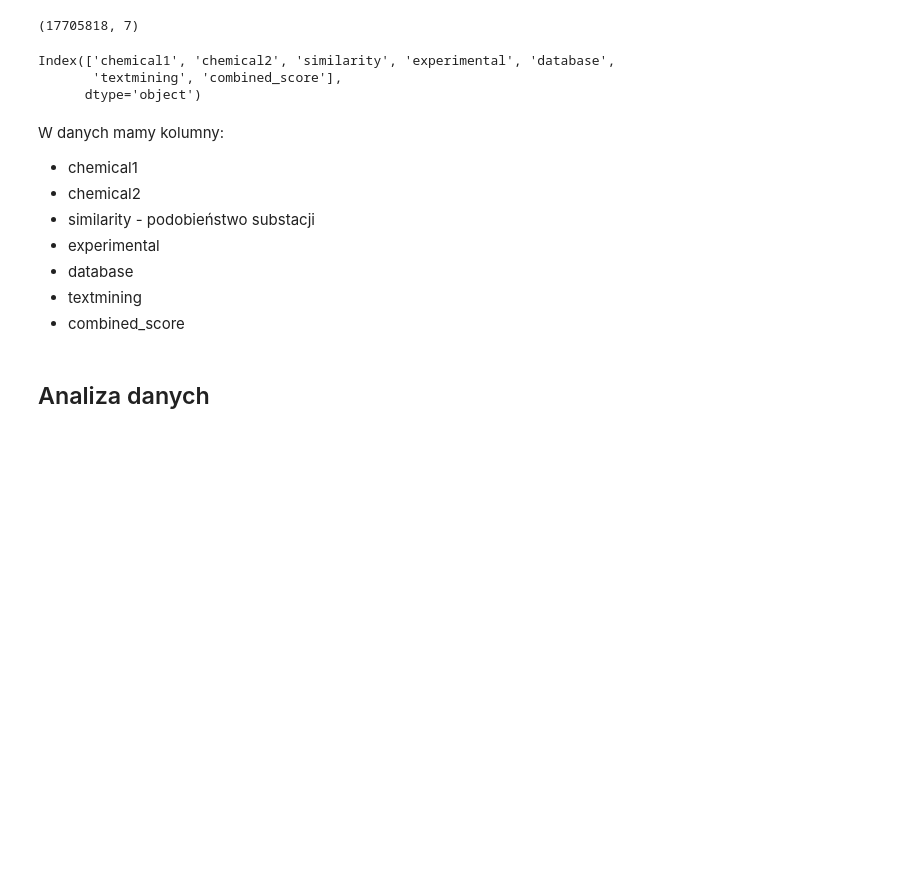
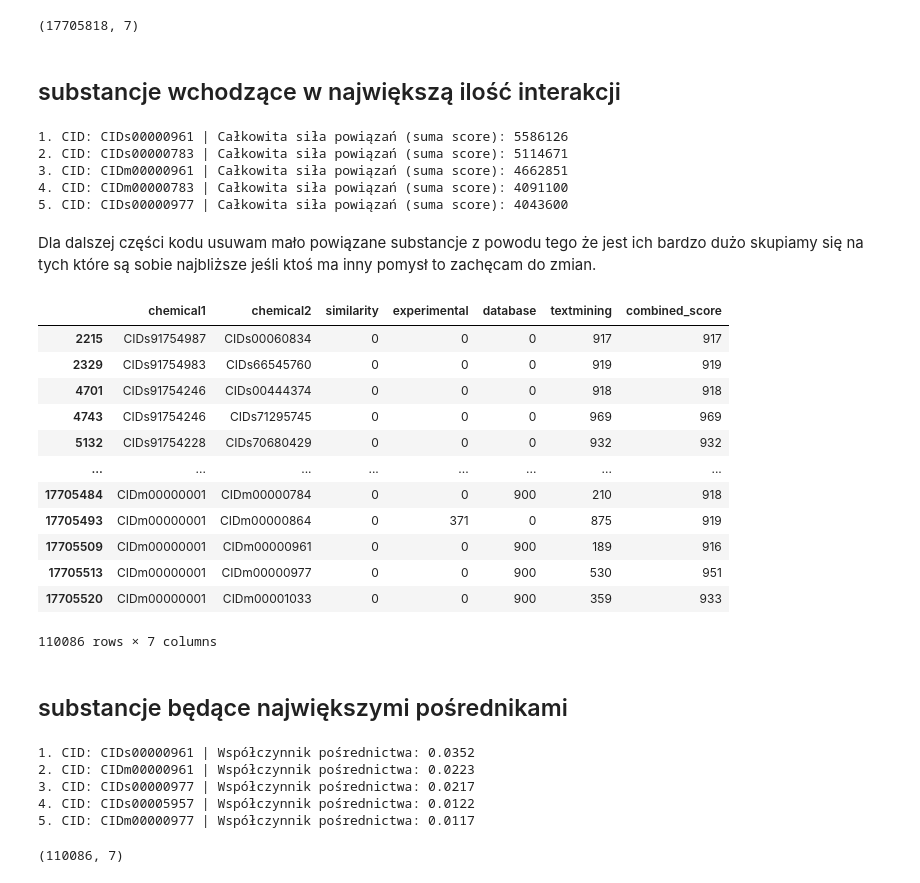
Before and after one commit to MrChazar/Medical_Data_Analysis, a Jupyter notebook: stitch/EDA.ipynb, the cells around one changed output. Saved outputs shown, nothing was run; the diff lists cells and outputs as text; code cells hidden in the pictures; blank space fills up the shorter version.

```diff
--- a/stitch/EDA.ipynb
+++ b/stitch/EDA.ipynb
@@ -32,20 +63,64 @@ data
 data.shape
 # %% [output]
 (17705818, 7)
+# %% [markdown]
+## substancje wchodzące w największą ilość interakcji
+# %%
+G = nx.from_pandas_edgelist(data,
+                            source='chemical1',
+                            target='chemical2',
+                            edge_attr='combined_score')
+
+global_stars = sorted(G.degree(weight='combined_score'), key=lambda x: x[1], reverse=True)
+
+for rank, (node, total_score) in enumerate(global_stars[:5], 1):
+    print(f"{rank}. CID: {node} | Całkowita siła powiązań (suma score): {total_score}")
+# %% [output]
+1. CID: CIDs00000961 | Całkowita siła powiązań (suma score): 5586126
+2. CID: CIDs00000783 | Całkowita siła powiązań (suma score): 5114671
+3. CID: CIDm00000961 | Całkowita siła powiązań (suma score): 4662851
+4. CID: CIDm00000783 | Całkowita siła powiązań (suma score): 4091100
+5. CID: CIDs00000977 | Całkowita siła powiązań (suma score): 4043600
+# %% [markdown]
+Dla dalszej części kodu usuwam mało powiązane substancje z powodu tego że jest ich bardzo dużo skupiamy się na tych które są sobie najbliższe jeśli ktoś ma inny pomysł to zachęcam do zmian.
+# %%
+data = data[data['combined_score'] > 900].copy()
+data
+# %% [output]
+|  | chemical1 | chemical2 | similarity | experimental | database | textmining | combined_score |
+| 2215 | CIDs91754987 | CIDs00060834 | 0 | 0 | 0 | 917 | 917 |
+| 2329 | CIDs91754983 | CIDs66545760 | 0 | 0 | 0 | 919 | 919 |
+| 4701 | CIDs91754246 | CIDs00444374 | 0 | 0 | 0 | 918 | 918 |
+| 4743 | CIDs91754246 | CIDs71295745 | 0 | 0 | 0 | 969 | 969 |
+| 5132 | CIDs91754228 | CIDs70680429 | 0 | 0 | 0 | 932 | 932 |
+| ... | ... | ... | ... | ... | ... | ... | ... |
+| 17705484 | CIDm00000001 | CIDm00000784 | 0 | 0 | 900 | 210 | 918 |
+| 17705493 | CIDm00000001 | CIDm00000864 | 0 | 371 | 0 | 875 | 919 |
+| 17705509 | CIDm00000001 | CIDm00000961 | 0 | 0 | 900 | 189 | 916 |
+| 17705513 | CIDm00000001 | CIDm00000977 | 0 | 0 | 900 | 530 | 951 |
+| 17705520 | CIDm00000001 | CIDm00001033 | 0 | 0 | 900 | 359 | 933 |
+110086 rows × 7 columns
+# %% [markdown]
+## substancje będące największymi pośrednikami
+# %%
+G = nx.from_pandas_edgelist(data,
+                            source='chemical1',
+                            target='chemical2',
+                            edge_attr='combined_score')
+
+betweenness = nx.betweenness_centrality(G, k=100, seed=42)
+
+top_betweenness = sorted(betweenness.items(), key=lambda item: item[1], reverse=True)
+
+for rank, (node, score) in enumerate(top_betweenness[:5], 1):
+    print(f"{rank}. CID: {node} | Współczynnik pośrednictwa: {score:.4f}")
+# %% [output]
+1. CID: CIDs00000961 | Współczynnik pośrednictwa: 0.0352
+2. CID: CIDm00000961 | Współczynnik pośrednictwa: 0.0223
+3. CID: CIDs00000977 | Współczynnik pośrednictwa: 0.0217
+4. CID: CIDs00005957 | Współczynnik pośrednictwa: 0.0122
+5. CID: CIDm00000977 | Współczynnik pośrednictwa: 0.0117
 # %%
-data.columns
+data.shape
 # %% [output]
-Index(['chemical1', 'chemical2', 'similarity', 'experimental', 'database',
-       'textmining', 'combined_score'],
-      dtype='object')
+(110086, 7)
-# %% [markdown]
-W danych mamy kolumny:
-- chemical1
-- chemical2
-- similarity - podobieństwo substacji
-- experimental
-- database
-- textmining
-- combined_score
-# %% [markdown]
-## Analiza danych
```
Also changed, not shown: parts of 22 cells of this notebook, 1 other file.
